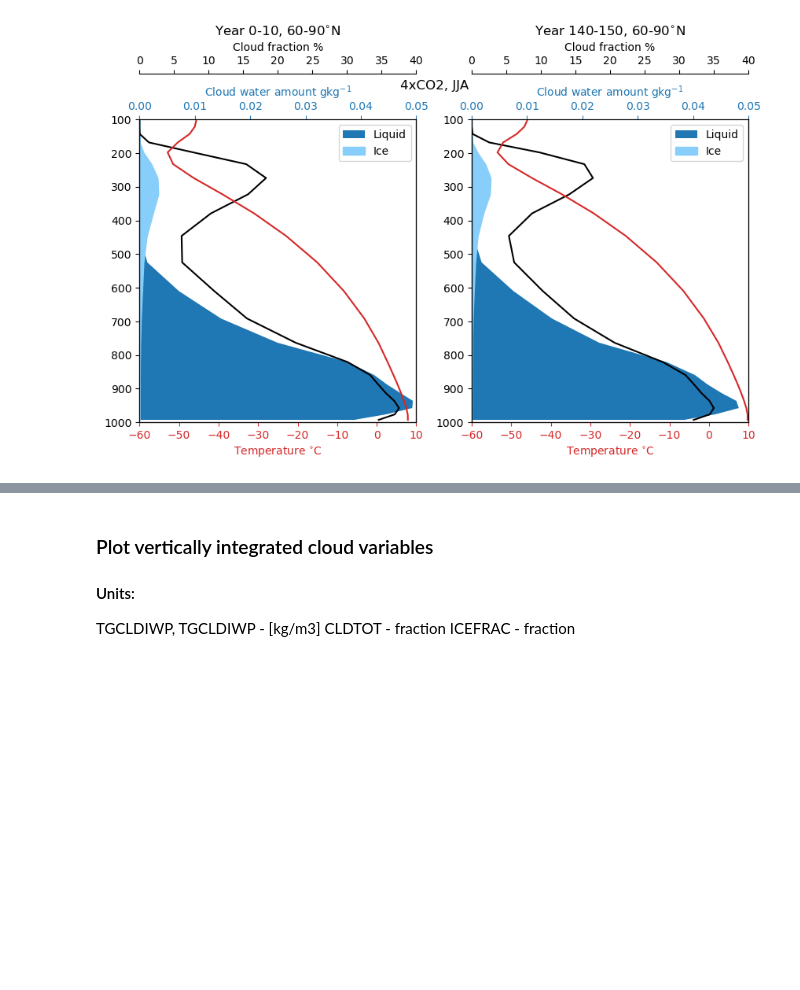
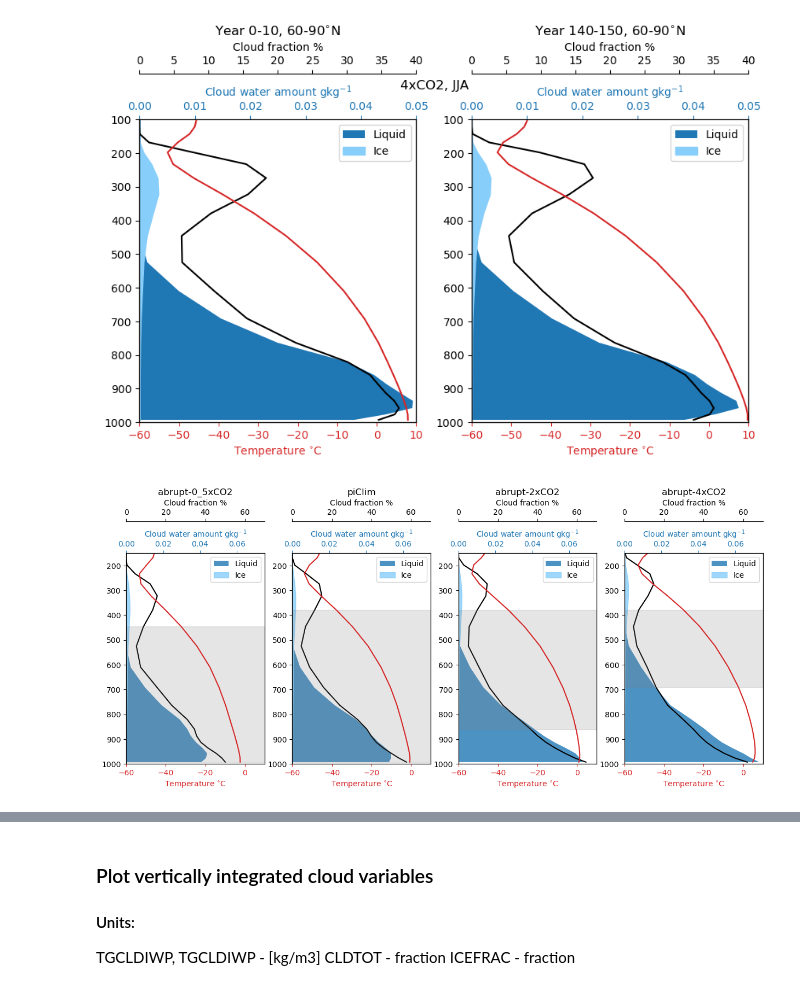
Before and after one commit to astridbg/arctic-cloud-feedbacks, a Jupyter notebook: plotcloud_vars _profiles.ipynb, the cells around one changed output, grey strips where cells are left out. Cells and saved outputs as stored; diff of their text form; code cells hidden in the pictures; blank space fills up the shorter version.

```diff
--- a/plotcloud_vars _profiles.ipynb
+++ b/plotcloud_vars _profiles.ipynb
@@ -116,7 +183,7 @@ for i, season in zip(range(4), seasons):
 
     ax2.legend()
 
-    ax1.set_ylim([1000, 100])
+    ax1.set_ylim([1000, 150])
     ax1.set_xlim([-60, T_lim])
     ax2.set_xlim([0, cldwater_lim])
     ax3.set_xlim([0, cldfrc_lim])
@@ -163,7 +232,7 @@ ax3.plot(piClim_Arctic_s['CLOUD']*100, piClim_Arctic_s['lev'], color='black', la
 
 ax2.legend()
 
-ax1.set_ylim([1000, 100])
+ax1.set_ylim([1000, 150])
 ax1.set_xlim([-60, T_lim])
 ax2.set_xlim([0, cldwater_lim])
 ax3.set_xlim([0, cldfrc_lim])
@@ -247,7 +316,7 @@ ds_dT = ds_dT.assign_coords({'co2_conc':['0.5xCO2', '2xCO2', '4xCO2']})
 # %%
 # Plot cloud profiles for the Arctic
 
-Arctic_limit = 60
+Arctic_limit = 70
 ds_Arctic = functions.computeWeightedMean(ds.sel(lat=slice(Arctic_limit,90))).mean('time')
 
 T_lim = 10
@@ -288,7 +357,7 @@ for co2_conc in ds_Arctic.co2_conc.values:
 
     axl2.legend()
 
-    axl1.set_ylim([1000, 100])
+    axl1.set_ylim([1000, 150])
     axl1.set_xlim([-60, T_lim])
     axl2.set_xlim([0, cldwater_lim])
     axl3.set_xlim([0, cldfrc_lim])
@@ -329,7 +398,7 @@ for co2_conc in ds_Arctic.co2_conc.values:
 
     axr2.legend()
 
-    axr1.set_ylim([1000, 100])
+    axr1.set_ylim([1000, 150])
     axr1.set_xlim([-60, 0])
     axr2.set_xlim([0, 0.035])
     axr3.set_xlim([0, 40])
@@ -397,7 +461,7 @@ for co2_conc in ds_Arctic.co2_conc.values:
 
     axl2.legend()
 
-    axl1.set_ylim([1000, 100])
+    axl1.set_ylim([1000, 150])
     axl1.set_xlim([-60, T_lim])
     axl2.set_xlim([0, cldwater_lim])
     axl3.set_xlim([0, cldfrc_lim])
@@ -437,7 +501,7 @@ for co2_conc in ds_Arctic.co2_conc.values:
 
     axr2.legend()
 
-    axr1.set_ylim([1000, 100])
+    axr1.set_ylim([1000, 150])
     axr1.set_xlim([-60, T_lim])
     axr2.set_xlim([0, cldwater_lim])
     axr3.set_xlim([0, cldfrc_lim])
@@ -459,3 +523,68 @@ for co2_conc in ds_Arctic.co2_conc.values:
 [figure]
 [figure]
 [figure]
+# %%
+# Plot cloud profiles for the Arctic
+
+Arctic_limit = 70
+season = 'JJA'
+ds_Arctic = functions.computeWeightedMean(ds.sel(lat=slice(Arctic_limit,90)))
+ds_Arctic = ds_Arctic.sel(time=ds_Arctic.time.dt.season==season).mean('time')
+
+T_min = -60
+T_max = 10
+cldwater_lim = 0.1
+cldfrc_lim = 70
+first = 120
+interval = 30
+
+fig, axs = plt.subplots(1,4, figsize=[15,5])
+for i, co2_conc in enumerate(['abrupt-0_5xCO2', 'piClim', 'abrupt-2xCO2', 'abrupt-4xCO2']):
+# Plot cloud profiles in units g/kg
+    ax1 = axs[i]
+
+    ax1.set_title(co2_conc)
+    ax2 = ax1.twiny()
+    ax3 = ax1.twiny()
+    ax3.spines.top.set_position(("axes", 1.15))
+    ax1.set_zorder(3)
+    ax2.set_zorder(1)
+    ax3.set_zorder(2)
+    ax1.patch.set_visible(False)
+
+    ax1.plot(ds_Arctic['T'].sel(co2_conc=co2_conc)-273.15,
+              ds_Arctic['plev'], label='Temperature', color='tab:red')
+    ax1.fill_between(np.linspace(T_min, T_max,10),
+                    ds_Arctic['plev'].where(ds_Arctic['T'].sel(co2_conc=co2_conc)<273.15).max(),
+                    (ds_Arctic['plev'].where(ds_Arctic['plev']>25)).where(ds_Arctic['T'].sel(co2_conc=co2_conc)>235.15).min(), color='gray',alpha=0.2)
+    ax2.fill_betweenx(ds_Arctic['plev'], np.zeros(len(ds_Arctic['plev'])),
+                       ds_Arctic['CLDLIQ'].sel(co2_conc=co2_conc)*1000,
+                       label='Liquid', zorder=1, alpha=0.8)
+    ax2.fill_betweenx(ds_Arctic['plev'], np.zeros(len(ds_Arctic['plev'])),
+                       ds_Arctic['CLDICE'].sel(co2_conc=co2_conc)*1000,
+                       label='Ice', color='lightskyblue', zorder=2,alpha=0.8)
+
+    ax3.plot(ds_Arctic['CLOUD'].sel(co2_conc=str(co2_conc))*100,
+              ds_Arctic['plev'], color='black', label='Cloud fraction')
+
+    ax2.legend()
+
+    ax1.set_ylim([1000, 150])
+    ax1.set_xlim([T_min, T_max])
+    #ax2.set_xlim([0.00005, cldwater_lim])
+    ax2.set_xlim([0, 0.075])
+    #ax2.set_xscale('log')
+    ax3.set_xlim([0, cldfrc_lim])
+
+    ax1.set_xlabel('Temperature $^{\circ}$C')
+    ax2.set_xlabel('Cloud water amount gkg$^{-1}$')
+    ax3.set_xlabel('Cloud fraction %')
+
+    ax1.xaxis.label.set_color('tab:red')
+    ax2.xaxis.label.set_color('tab:blue')
+    ax3.xaxis.label.set_color('black')
+    ax1.tick_params(axis='x', colors='tab:red')
+    ax2.tick_params(axis='x', colors='tab:blue')
+    ax3.tick_params(axis='x', colors='black')
+# %% [output]
+[figure, added]
```
Also changed, not shown: parts of 11 cells of this notebook, 2 other files.
